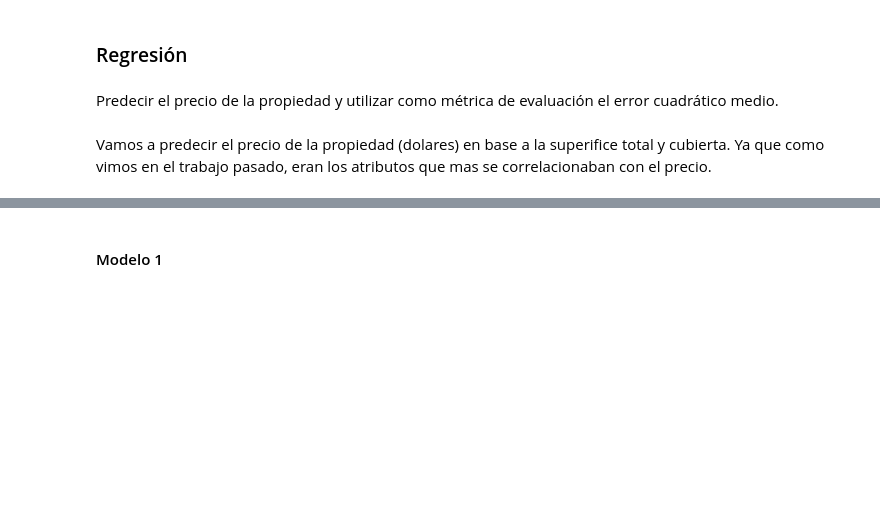
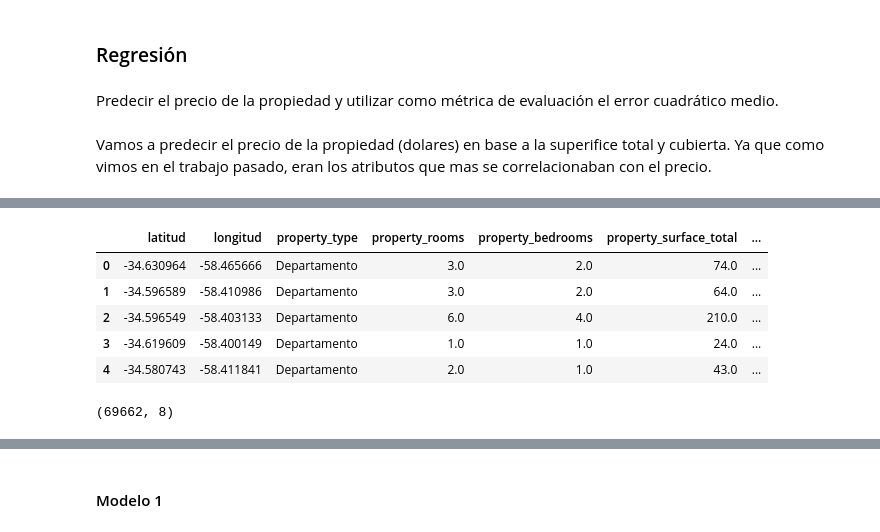
Before and after one commit to Naza26/7506R_TP2_GRUPO01_ENTREGA, a Jupyter notebook: 7506R_TP2_GRUPO01_ENTREGA.ipynb, the cells around one changed output, grey strips where cells are left out. Cells and saved outputs as stored; diff of their text form; code cells hidden in the pictures; blank space fills up the shorter version.

```diff
--- a/7506R_TP2_GRUPO01_ENTREGA.ipynb
+++ b/7506R_TP2_GRUPO01_ENTREGA.ipynb
@@ -46,3 +87,16 @@ ds_trabajo.head()
+# %%
+## Test
+ds_trabajo_test = test_ds.drop(['place_l3', 'property_title'], axis=1)
+ds_trabajo_test.head()
+# %% [output]
+|  | latitud | longitud | property_type | property_rooms | property_bedrooms | property_surface_total | ... |
+| 0 | -34.630964 | -58.465666 | Departamento | 3.0 | 2.0 | 74.0 | ... |
+| 1 | -34.596589 | -58.410986 | Departamento | 3.0 | 2.0 | 64.0 | ... |
+| 2 | -34.596549 | -58.403133 | Departamento | 6.0 | 4.0 | 210.0 | ... |
+| 3 | -34.619609 | -58.400149 | Departamento | 1.0 | 1.0 | 24.0 | ... |
+| 4 | -34.580743 | -58.411841 | Departamento | 2.0 | 1.0 | 43.0 | ... |
 # %%
-ds_trabajo.shape
+ds_trabajo_train.shape
+# %% [output]
+(69662, 8)
 # %%
```
Also changed, not shown: parts of 16 cells of this notebook.
